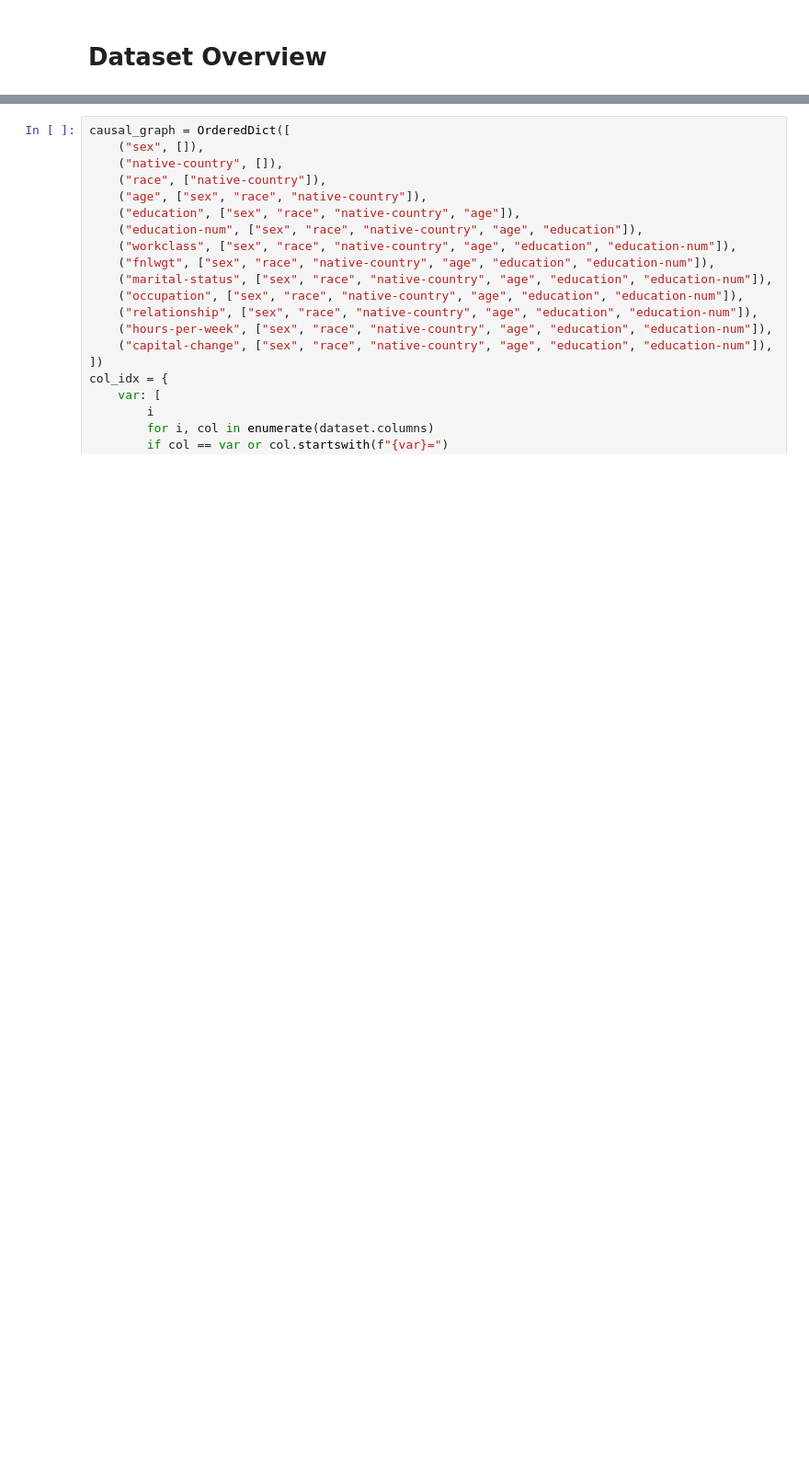
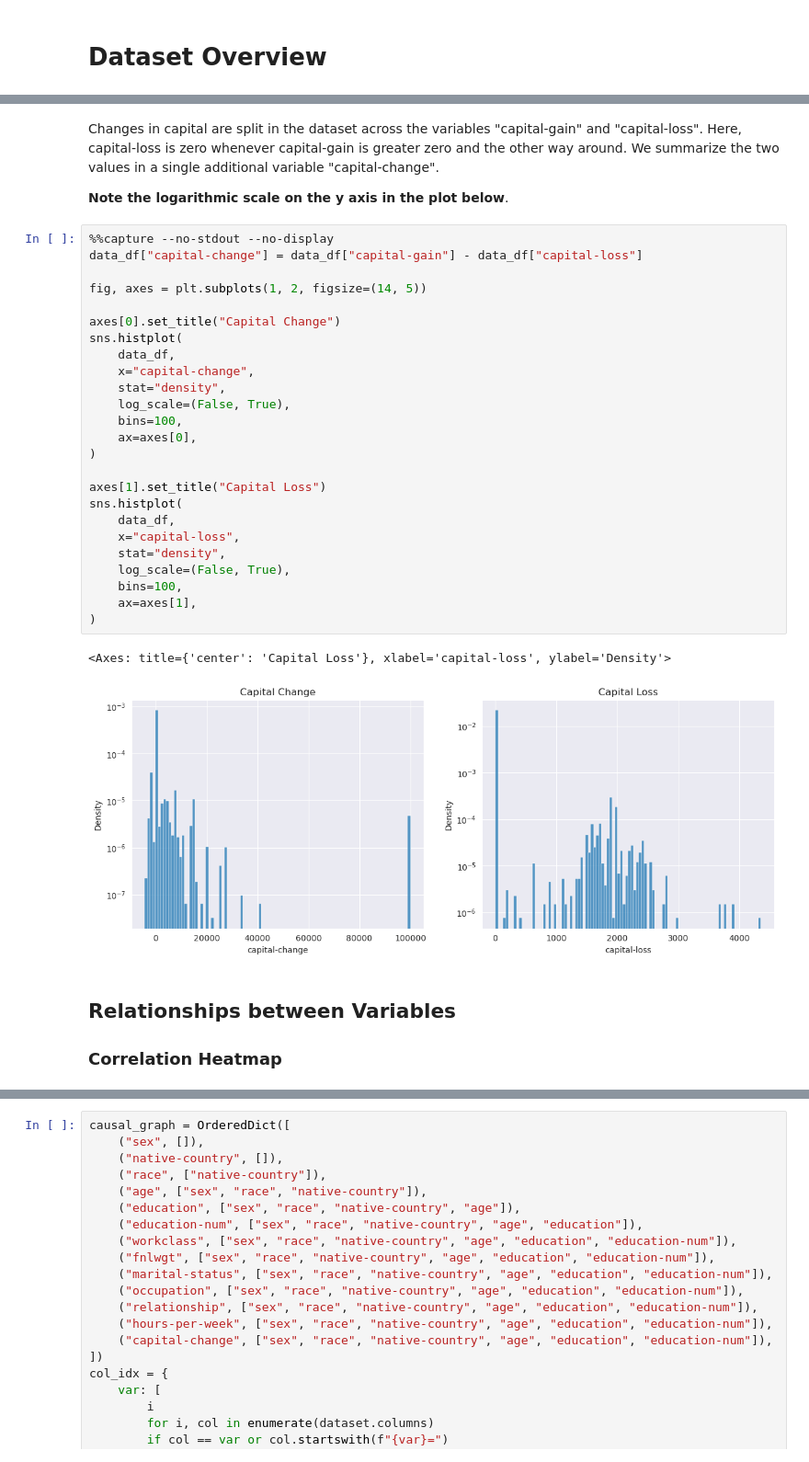
Before and after one commit to sen-uni-kn/probspecs, a Jupyter notebook: experiments/group_fairness_tabular/adult_population_models.ipynb, the cells around one changed output, grey strips where cells are left out. Shown: that part at 92% size. Cells and saved outputs as stored; diff of their text form; blank space fills up the shorter version.

```diff
--- a/experiments/group_fairness_tabular/adult_population_models.ipynb
+++ b/experiments/group_fairness_tabular/adult_population_models.ipynb
@@ -39 +82,38 @@ np.random.seed(2548400)
+# %% [markdown]
+Changes in capital are split in the dataset across the variables "capital-gain" and "capital-loss".
+Here, capital-loss is zero whenever capital-gain is greater zero and the other way around.
+We summarize the two values in a single additional variable "capital-change".
+
+**Note the logarithmic scale on the y axis in the plot below**.
+# %%
+%%capture --no-stdout --no-display
+data_df["capital-change"] = data_df["capital-gain"] - data_df["capital-loss"]
+
+fig, axes = plt.subplots(1, 2, figsize=(14, 5))
+
+axes[0].set_title("Capital Change")
+sns.histplot(
+    data_df,
+    x="capital-change",
+    stat="density",
+    log_scale=(False, True),
+    bins=100,
+    ax=axes[0],
+)
+
+axes[1].set_title("Capital Loss")
+sns.histplot(
+    data_df,
+    x="capital-loss",
+    stat="density",
+    log_scale=(False, True),
+    bins=100,
+    ax=axes[1],
+)
+# %% [output]
+<Axes: title={'center': 'Capital Loss'}, xlabel='capital-loss', ylabel='Density'>
+[figure, added]
+# %% [markdown]
+## Relationships between Variables
+### Correlation Heatmap
 # %%
```
Also changed, not shown: parts of 9 cells of this notebook.
